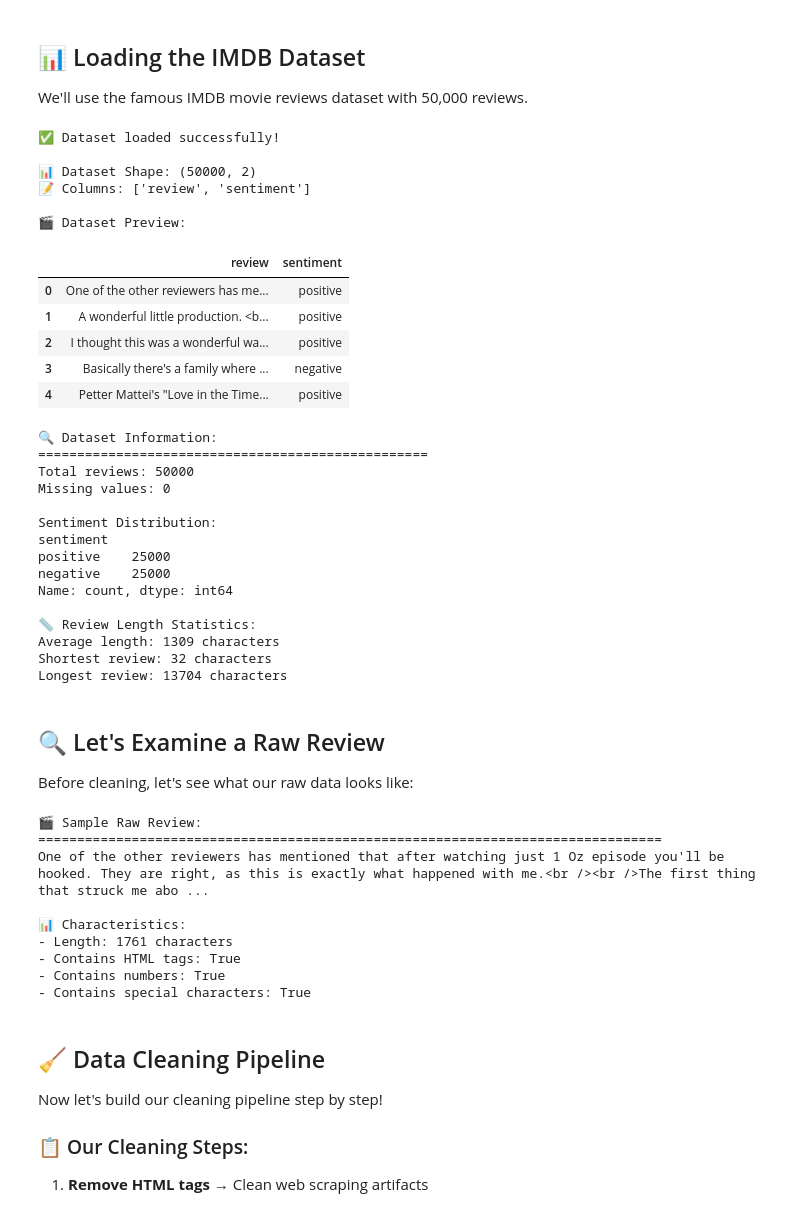
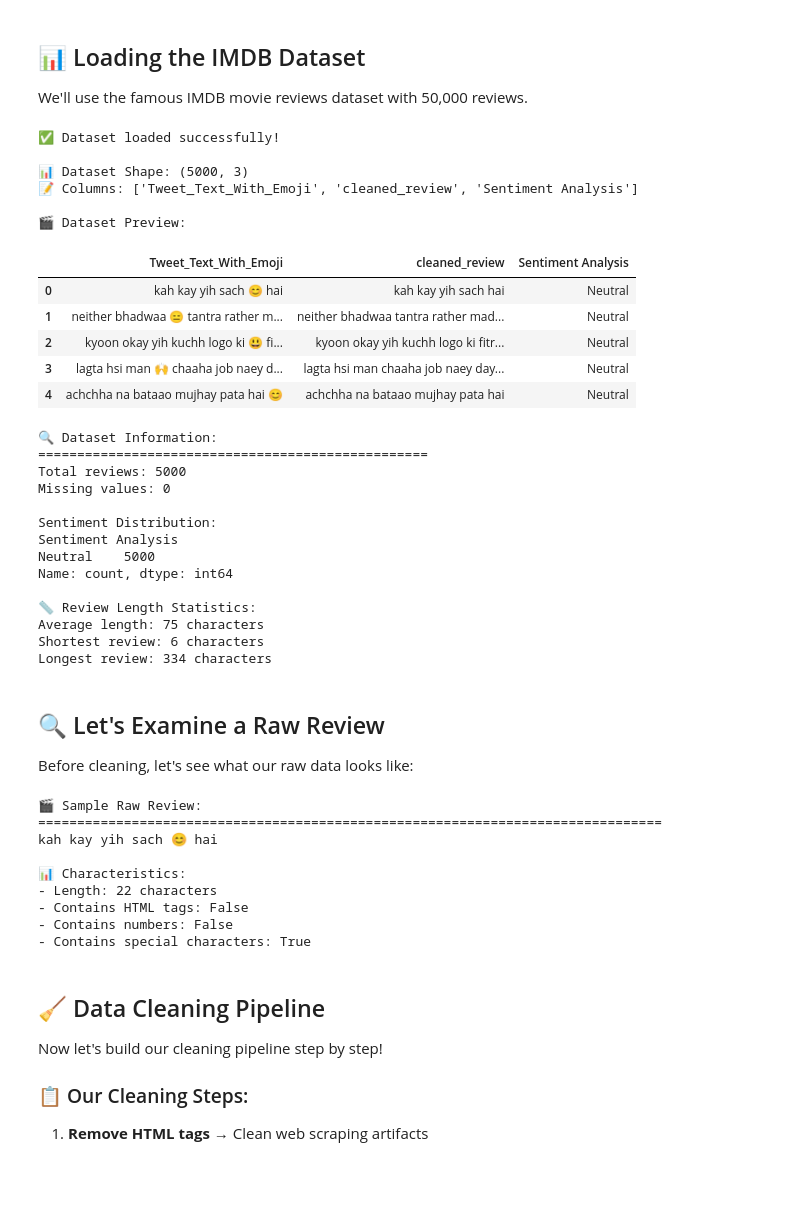
Before and after one commit to jokefun022/First-Project, a Jupyter notebook: Text_Data_Cleaning.ipynb, the cells around one changed output. Cells and saved outputs as stored; diff of their text form; code cells hidden in the pictures; blank space fills up the shorter version.

```diff
--- a/Text_Data_Cleaning.ipynb
+++ b/Text_Data_Cleaning.ipynb
@@ -112,62 +112,61 @@ We'll use the famous IMDB movie reviews dataset with 50,000 reviews.
 # %%
 # Load the dataset
 try:
     # Load from Colab
-    df = pd.read_csv('/content/IMDB Dataset.csv')
+    df = pd.read_csv('/content/Complete Data With Emoji.csv')
     print("✅ Dataset loaded successfully!")
 except FileNotFoundError:
     print("❌ File not found. Please upload IMDB-Dataset.csv to Colab.")
     print("You can download it from: https://www.kaggle.com/datasets/lakshmi25npathi/imdb-dataset-of-50k-movie-reviews")
     raise
 
 # Display basic information
 print(f"\n📊 Dataset Shape: {df.shape}")
 print(f"📝 Columns: {df.columns.tolist()}")
 print(f"\n🎬 Dataset Preview:")
 df.head()
 # %% [output]
 ✅ Dataset loaded successfully!
 
-📊 Dataset Shape: (50000, 2)
-📝 Columns: ['review', 'sentiment']
+📊 Dataset Shape: (5000, 3)
+📝 Columns: ['Tweet_Text_With_Emoji', 'cleaned_review', 'Sentiment Analysis']
 
 🎬 Dataset Preview:
-|  | review | sentiment |
-| 0 | One of the other reviewers has me... | positive |
-| 1 | A wonderful little production. <b... | positive |
-| 2 | I thought this was a wonderful wa... | positive |
-| 3 | Basically there's a family where ... | negative |
-| 4 | Petter Mattei's "Love in the Time... | positive |
+|  | Tweet_Text_With_Emoji | cleaned_review | Sentiment Analysis |
+| 0 | kah kay yih sach 😊 hai | kah kay yih sach hai | Neutral |
+| 1 | neither bhadwaa 😑 tantra rather m... | neither bhadwaa tantra rather mad... | Neutral |
+| 2 | kyoon okay yih kuchh logo ki 😃 fi... | kyoon okay yih kuchh logo ki fitr... | Neutral |
+| 3 | lagta hsi man 🙌 chaaha job naey d... | lagta hsi man chaaha job naey day... | Neutral |
+| 4 | achchha na bataao mujhay pata hai 😊 | achchha na bataao mujhay pata hai | Neutral |
 # %%
-df = pd.read_csv('/content/IMDB Dataset.csv')
+df = pd.read_csv('/content/Complete Data With Emoji.csv')
 # Check for missing values and basic statistics
 print("🔍 Dataset Information:")
 print("="*50)
 print(f"Total reviews: {len(df)}")
 print(f"Missing values: {df.isnull().sum().sum()}")
 print(f"\nSentiment Distribution:")
-print(df['sentiment'].value_counts())
+print(df['Sentiment Analysis'].value_counts())
 print("\n📏 Review Length Statistics:")
-df['review_length'] = df['review'].str.len()
+df['review_length'] = df['Tweet_Text_With_Emoji'].str.len()
 print(f"Average length: {df['review_length'].mean():.0f} characters")
 print(f"Shortest review: {df['review_length'].min()} characters")
 print(f"Longest review: {df['review_length'].max()} characters")
 # %% [output]
 🔍 Dataset Information:
 ==================================================
-Total reviews: 50000
+Total reviews: 5000
 Missing values: 0
 
 Sentiment Distribution:
-sentiment
-positive    25000
-negative    25000
+Sentiment Analysis
+Neutral    5000
 Name: count, dtype: int64
 
 📏 Review Length Statistics:
-Average length: 1309 characters
-Shortest review: 32 characters
-Longest review: 13704 characters
+Average length: 75 characters
+Shortest review: 6 characters
+Longest review: 334 characters
 # %% [markdown]
 ## 🔍 Let's Examine a Raw Review
 
@@ -175,7 +174,7 @@ Before cleaning, let's see what our raw data looks like:
 # %%
 # Display a sample review with common issues
 sample_index = 0
-sample_review = df.loc[sample_index, 'review']
+sample_review = df.loc[sample_index, 'Tweet_Text_With_Emoji']
 
 print("🎬 Sample Raw Review:")
 print("="*80)
@@ -188,12 +187,12 @@ print(f"- Contains special characters: {bool(re.search(r'[^a-zA-Z0-9\s]', sample
 # %% [output]
 🎬 Sample Raw Review:
 ================================================================================
-One of the other reviewers has mentioned that after watching just 1 Oz episode you'll be hooked. They are right, as this is exactly what happened with me.<br /><br />The first thing that struck me abo ...
+kah kay yih sach 😊 hai
 
 📊 Characteristics:
-- Length: 1761 characters
-- Contains HTML tags: True
-- Contains numbers: True
+- Length: 22 characters
+- Contains HTML tags: False
+- Contains numbers: False
 - Contains special characters: True
 # %% [markdown]
 ## 🧹 Data Cleaning Pipeline
```
Also changed, not shown: parts of 10 cells of this notebook.
